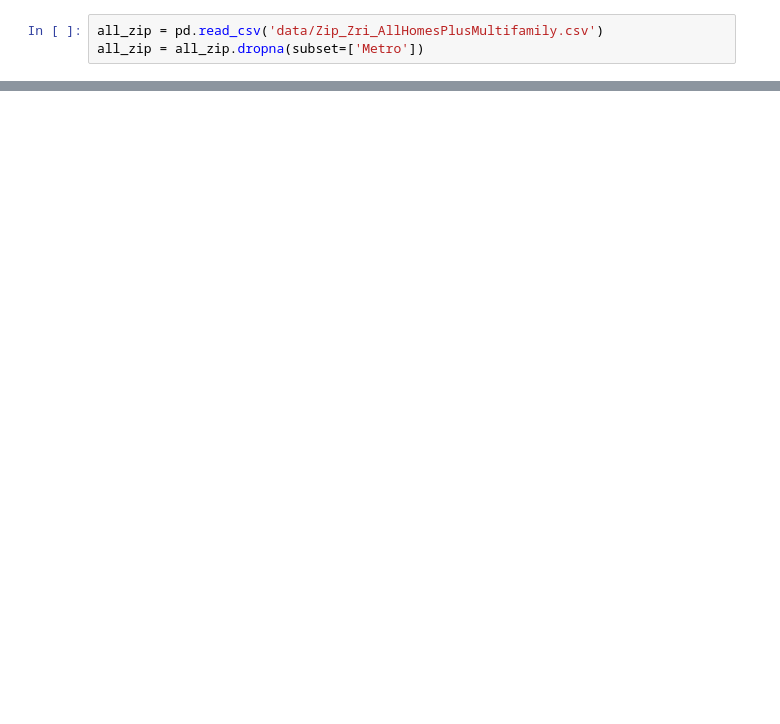
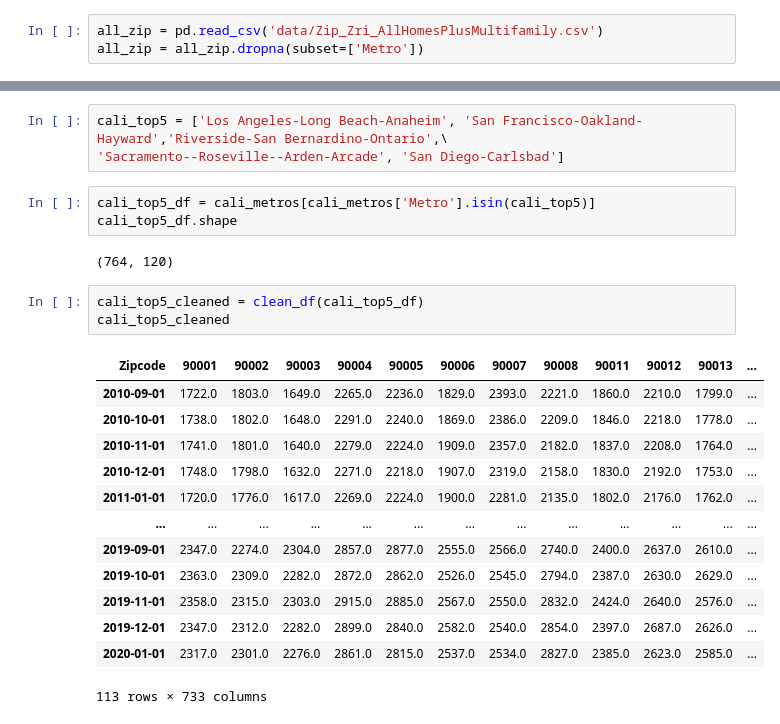
Before and after one commit to Skipp-py/NYCDSA_Capstone, a Jupyter notebook: David/1_Modeling_SARIMA.ipynb, the cells around one changed output, grey strips where cells are left out. Drawn from its saved outputs; the diff is of its cells as text; blank space fills up the shorter version.

```diff
--- a/David/1_Modeling_SARIMA.ipynb
+++ b/David/1_Modeling_SARIMA.ipynb
@@ -184 +78,26 @@ null_columns(NYNJ_cleaned)
+# %%
+cali_top5 = ['Los Angeles-Long Beach-Anaheim', 'San Francisco-Oakland-Hayward','Riverside-San Bernardino-Ontario',\
+'Sacramento--Roseville--Arden-Arcade', 'San Diego-Carlsbad']
+# %%
+cali_top5_df = cali_metros[cali_metros['Metro'].isin(cali_top5)]
+cali_top5_df.shape
+# %% [output]
+(764, 120)
+# %%
+cali_top5_cleaned = clean_df(cali_top5_df)
+cali_top5_cleaned
+# %% [output]
+| Zipcode | 90001 | 90002 | 90003 | 90004 | 90005 | 90006 | 90007 | 90008 | 90011 | 90012 | 90013 | ... |
+| 2010-09-01 | 1722.0 | 1803.0 | 1649.0 | 2265.0 | 2236.0 | 1829.0 | 2393.0 | 2221.0 | 1860.0 | 2210.0 | 1799.0 | ... |
+| 2010-10-01 | 1738.0 | 1802.0 | 1648.0 | 2291.0 | 2240.0 | 1869.0 | 2386.0 | 2209.0 | 1846.0 | 2218.0 | 1778.0 | ... |
+| 2010-11-01 | 1741.0 | 1801.0 | 1640.0 | 2279.0 | 2224.0 | 1909.0 | 2357.0 | 2182.0 | 1837.0 | 2208.0 | 1764.0 | ... |
+| 2010-12-01 | 1748.0 | 1798.0 | 1632.0 | 2271.0 | 2218.0 | 1907.0 | 2319.0 | 2158.0 | 1830.0 | 2192.0 | 1753.0 | ... |
+| 2011-01-01 | 1720.0 | 1776.0 | 1617.0 | 2269.0 | 2224.0 | 1900.0 | 2281.0 | 2135.0 | 1802.0 | 2176.0 | 1762.0 | ... |
+| ... | ... | ... | ... | ... | ... | ... | ... | ... | ... | ... | ... | ... |
+| 2019-09-01 | 2347.0 | 2274.0 | 2304.0 | 2857.0 | 2877.0 | 2555.0 | 2566.0 | 2740.0 | 2400.0 | 2637.0 | 2610.0 | ... |
+| 2019-10-01 | 2363.0 | 2309.0 | 2282.0 | 2872.0 | 2862.0 | 2526.0 | 2545.0 | 2794.0 | 2387.0 | 2630.0 | 2629.0 | ... |
+| 2019-11-01 | 2358.0 | 2315.0 | 2303.0 | 2915.0 | 2885.0 | 2567.0 | 2550.0 | 2832.0 | 2424.0 | 2640.0 | 2576.0 | ... |
+| 2019-12-01 | 2347.0 | 2312.0 | 2282.0 | 2899.0 | 2840.0 | 2582.0 | 2540.0 | 2854.0 | 2397.0 | 2687.0 | 2626.0 | ... |
+| 2020-01-01 | 2317.0 | 2301.0 | 2276.0 | 2861.0 | 2815.0 | 2537.0 | 2534.0 | 2827.0 | 2385.0 | 2623.0 | 2585.0 | ... |
+113 rows × 733 columns
 # %%
```
Also changed, not shown: parts of 24 cells of this notebook.
